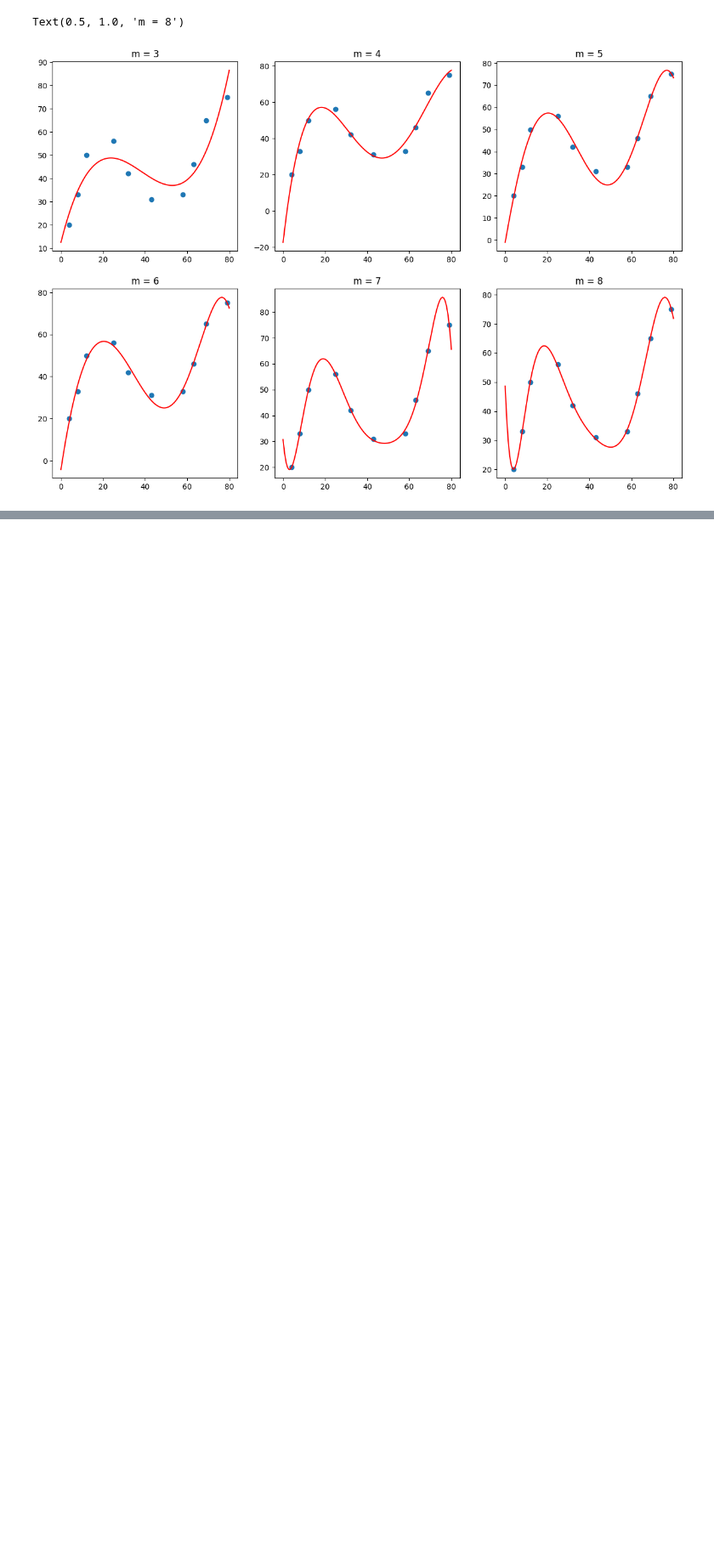
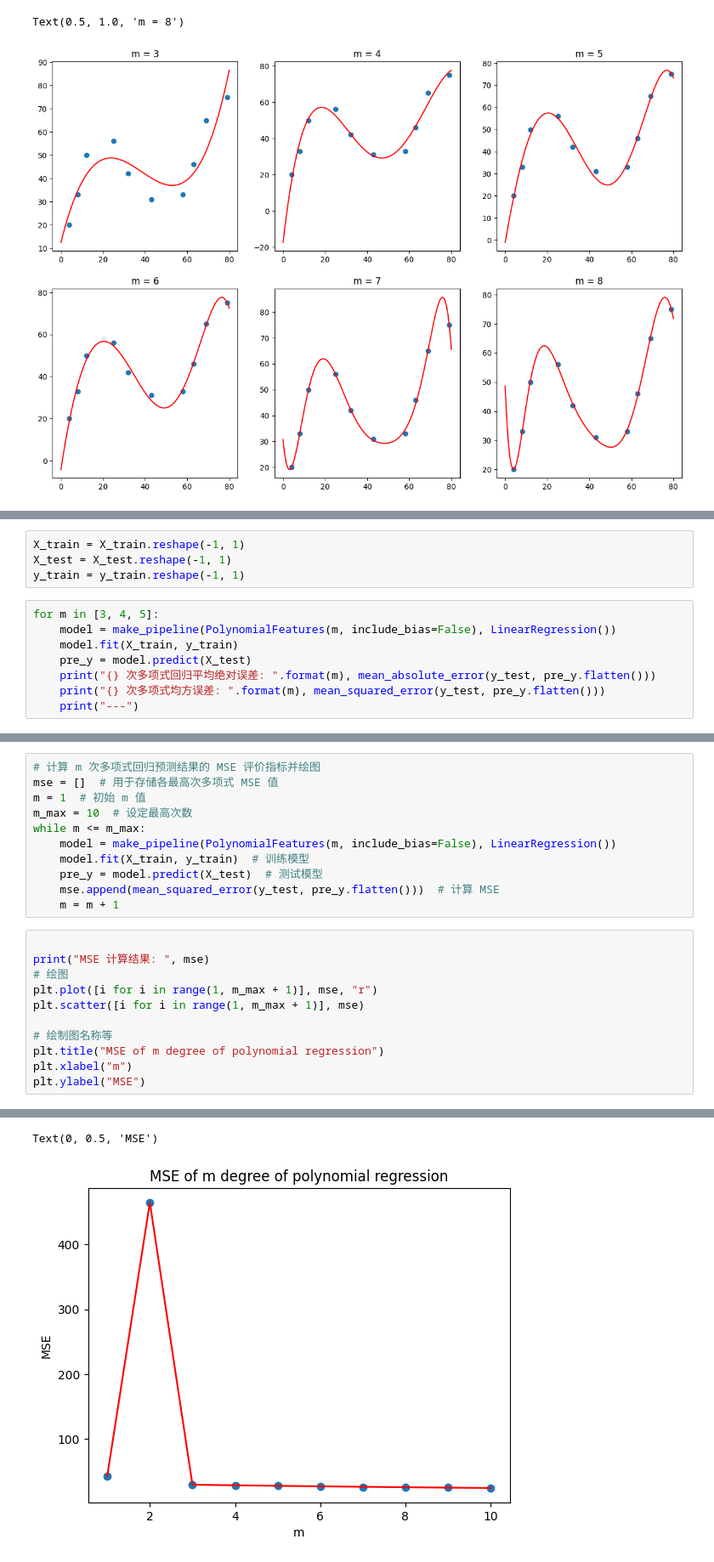
Before and after one commit to Vincent11499/mygrad, a Jupyter notebook: AI_By_Doing/5. 多项式回归实现与应用.ipynb, the cells around one changed output, grey strips where cells are left out. Shown: that part at 85% size. Saved outputs shown, nothing was run; the diff lists cells and outputs as text; blank space fills up the shorter version.

```diff
--- a/AI_By_Doing/5. 多项式回归实现与应用.ipynb
+++ b/AI_By_Doing/5. 多项式回归实现与应用.ipynb
@@ -133,0 +312,12 @@ Text(0.5, 1.0, 'm = 8')
+# %%
+X_train = X_train.reshape(-1, 1)
+X_test = X_test.reshape(-1, 1)
+y_train = y_train.reshape(-1, 1)
+# %%
+for m in [3, 4, 5]:
+    model = make_pipeline(PolynomialFeatures(m, include_bias=False), LinearRegression())
+    model.fit(X_train, y_train)
+    pre_y = model.predict(X_test)
+    print("{} 次多项式回归平均绝对误差: ".format(m), mean_absolute_error(y_test, pre_y.flatten()))
+    print("{} 次多项式均方误差: ".format(m), mean_squared_error(y_test, pre_y.flatten()))
+    print("---")
@@ -133,0 +334,23 @@ Text(0.5, 1.0, 'm = 8')
+# %%
+# 计算 m 次多项式回归预测结果的 MSE 评价指标并绘图
+mse = []  # 用于存储各最高次多项式 MSE 值
+m = 1  # 初始 m 值
+m_max = 10  # 设定最高次数
+while m <= m_max:
+    model = make_pipeline(PolynomialFeatures(m, include_bias=False), LinearRegression())
+    model.fit(X_train, y_train)  # 训练模型
+    pre_y = model.predict(X_test)  # 测试模型
+    mse.append(mean_squared_error(y_test, pre_y.flatten()))  # 计算 MSE
+    m = m + 1
+# %%
+
+print("MSE 计算结果: ", mse)
+# 绘图
+plt.plot([i for i in range(1, m_max + 1)], mse, "r")
+plt.scatter([i for i in range(1, m_max + 1)], mse)
+
+# 绘制图名称等
+plt.title("MSE of m degree of polynomial regression")
+plt.xlabel("m")
+plt.ylabel("MSE")
+# %% [output]
@@ -133,0 +358,2 @@ Text(0.5, 1.0, 'm = 8')
+Text(0, 0.5, 'MSE')
+[figure, added]
```
Also changed, not shown: parts of 25 cells of this notebook, 10 other files.
